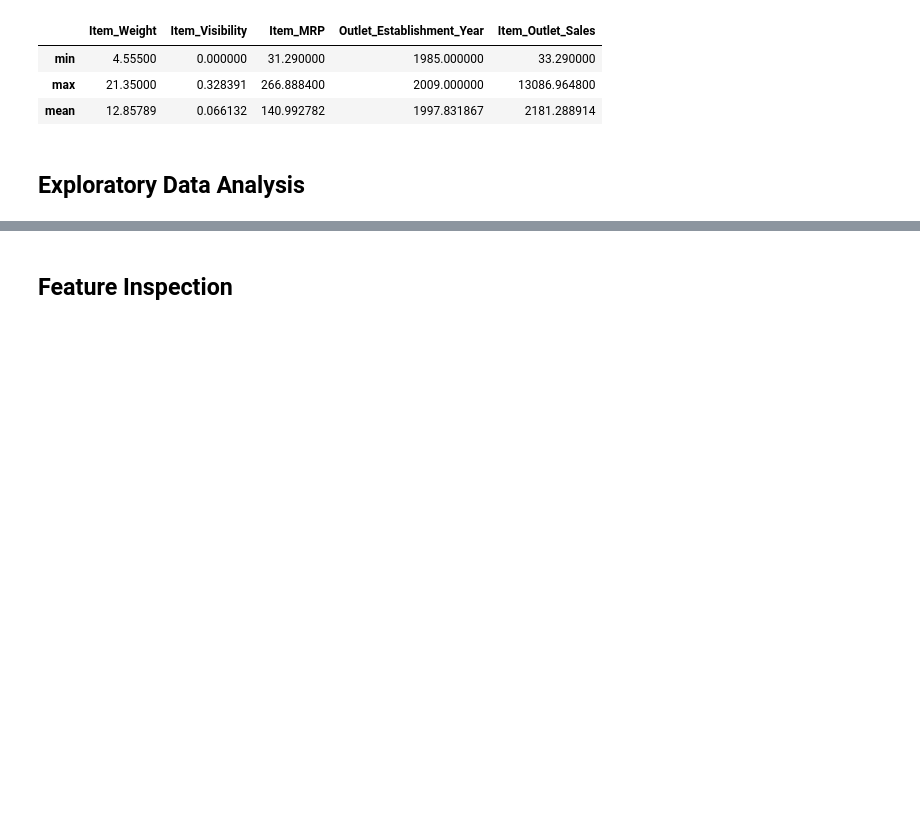
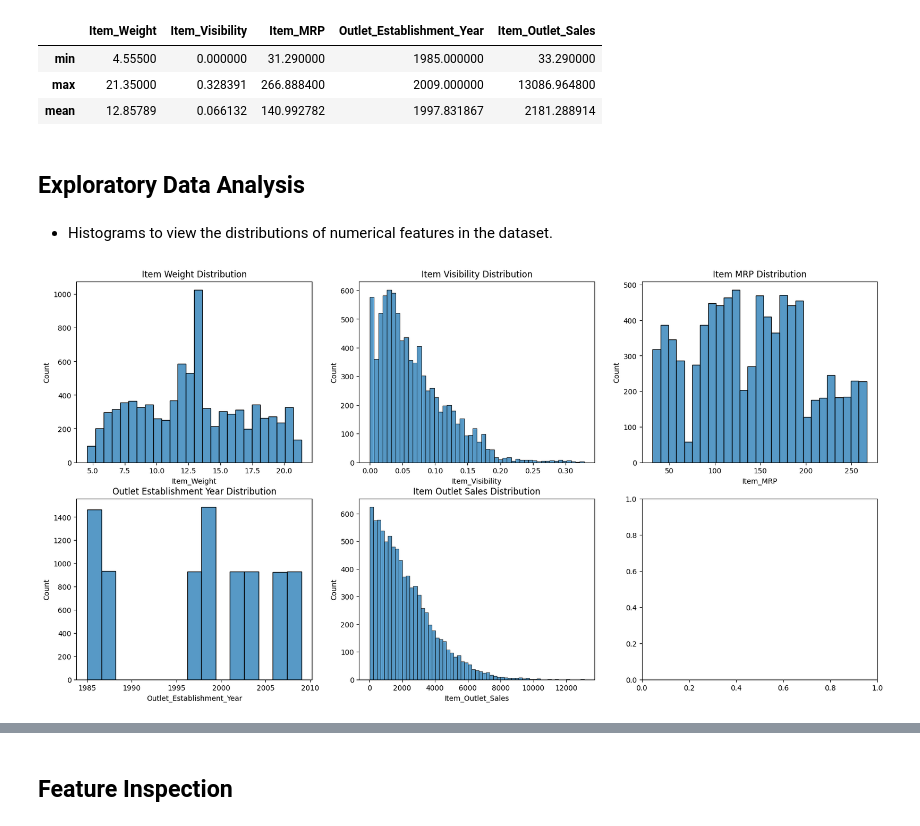
Before and after one commit to talaabusoud/Prediction-of-Product-Sales, a Jupyter notebook: Prediction_of_Product_Sales.ipynb, the cells around one changed output, grey strips where cells are left out. Drawn from its saved outputs; the diff is of its cells as text; code cells hidden in the pictures; blank space fills up the shorter version.

Commit message:
Project part 3 - Exploratory Data Analysis

```diff
--- a/Prediction_of_Product_Sales.ipynb
+++ b/Prediction_of_Product_Sales.ipynb
@@ -278,3 +293,23 @@ numerical_cols.agg(['min', 'max', 'mean'])
 | mean | 12.85789 | 0.066132 | 140.992782 | 1997.831867 | 2181.288914 |
 # %% [markdown]
 ## Exploratory Data Analysis
+# %% [markdown]
+* Histograms to view the distributions of numerical features in the dataset.
+# %%
+fig, ax = plt.subplots(2, 3, figsize=(20, 10))
+sns.histplot(data=df, x="Item_Weight", ax=ax[0,0])
+ax[0,0].set_title("Item Weight Distribution");
+
+sns.histplot(data=df, x="Item_Visibility", ax=ax[0,1])
+ax[0,1].set_title("Item Visibility Distribution");
+
+sns.histplot(data=df, x="Item_MRP", ax=ax[0,2])
+ax[0,2].set_title("Item MRP Distribution");
+
+sns.histplot(data=df, x="Outlet_Establishment_Year", ax=ax[1,0])
+ax[1,0].set_title("Outlet Establishment Year Distribution");
+
+sns.histplot(data=df, x="Item_Outlet_Sales", ax=ax[1,1])
+ax[1,1].set_title("Item Outlet Sales Distribution");
+# %% [output]
+[figure, added]
```
Also changed, not shown: parts of 30 cells of this notebook.
